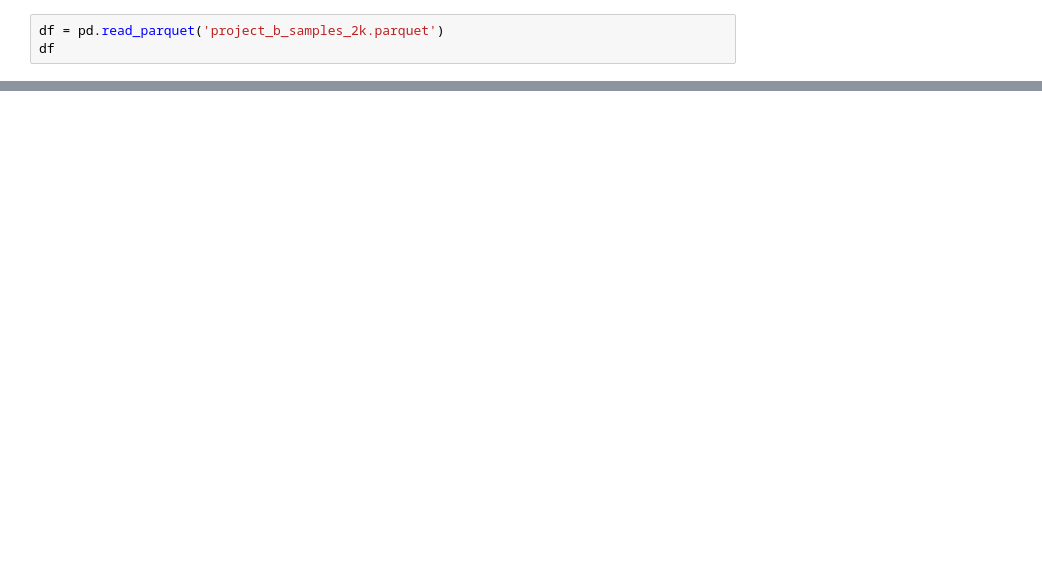
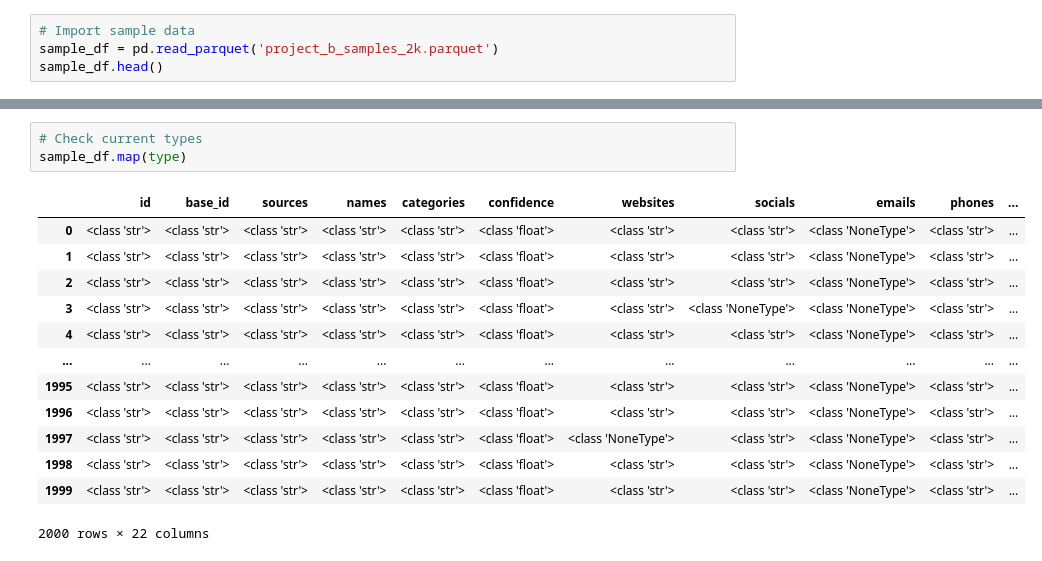
Before and after one commit to project-terraforma/Places-Attribute-Conflation, a Jupyter notebook: analysis.ipynb, the cells around one changed output, grey strips where cells are left out. Cells and saved outputs as stored; diff of their text form; blank space fills up the shorter version.

```diff
--- a/analysis.ipynb
+++ b/analysis.ipynb
@@ -3,6 +6,7 @@ import pandas as pd
 # %%
-df = pd.read_parquet('project_b_samples_2k.parquet')
-df
+# Import sample data
+sample_df = pd.read_parquet('project_b_samples_2k.parquet')
+sample_df.head()
 # %% [output]
 |  | id | base_id | sources | names | categories | confidence | websites | socials | emails | phones | ... |
 | 0 | 08f44f055a9a016e0390f050aa3c93c0 | 1688849865669487 | [{"property":"","dataset":"meta",... | {"primary":"Goin' Postal Jacksonv... | {"primary":"shipping_center","alt... | 0.996261 | ["http://www.goinpostaljacksonvil... | ["https://www.facebook.com/463273... | None | ["+19049989600"] | ... |
@@ -19,0 +94,17 @@ df
+# %%
+# Check current types
+sample_df.map(type)
+# %% [output]
+|  | id | base_id | sources | names | categories | confidence | websites | socials | emails | phones | ... |
+| 0 | <class 'str'> | <class 'str'> | <class 'str'> | <class 'str'> | <class 'str'> | <class 'float'> | <class 'str'> | <class 'str'> | <class 'NoneType'> | <class 'str'> | ... |
+| 1 | <class 'str'> | <class 'str'> | <class 'str'> | <class 'str'> | <class 'str'> | <class 'float'> | <class 'str'> | <class 'str'> | <class 'NoneType'> | <class 'str'> | ... |
+| 2 | <class 'str'> | <class 'str'> | <class 'str'> | <class 'str'> | <class 'str'> | <class 'float'> | <class 'str'> | <class 'str'> | <class 'NoneType'> | <class 'str'> | ... |
+| 3 | <class 'str'> | <class 'str'> | <class 'str'> | <class 'str'> | <class 'str'> | <class 'float'> | <class 'str'> | <class 'NoneType'> | <class 'NoneType'> | <class 'str'> | ... |
+| 4 | <class 'str'> | <class 'str'> | <class 'str'> | <class 'str'> | <class 'str'> | <class 'float'> | <class 'str'> | <class 'str'> | <class 'NoneType'> | <class 'str'> | ... |
+| ... | ... | ... | ... | ... | ... | ... | ... | ... | ... | ... | ... |
+| 1995 | <class 'str'> | <class 'str'> | <class 'str'> | <class 'str'> | <class 'str'> | <class 'float'> | <class 'str'> | <class 'str'> | <class 'NoneType'> | <class 'str'> | ... |
+| 1996 | <class 'str'> | <class 'str'> | <class 'str'> | <class 'str'> | <class 'str'> | <class 'float'> | <class 'str'> | <class 'str'> | <class 'NoneType'> | <class 'str'> | ... |
+| 1997 | <class 'str'> | <class 'str'> | <class 'str'> | <class 'str'> | <class 'str'> | <class 'float'> | <class 'NoneType'> | <class 'str'> | <class 'NoneType'> | <class 'str'> | ... |
+| 1998 | <class 'str'> | <class 'str'> | <class 'str'> | <class 'str'> | <class 'str'> | <class 'float'> | <class 'str'> | <class 'str'> | <class 'NoneType'> | <class 'str'> | ... |
+| 1999 | <class 'str'> | <class 'str'> | <class 'str'> | <class 'str'> | <class 'str'> | <class 'float'> | <class 'str'> | <class 'str'> | <class 'NoneType'> | <class 'str'> | ... |
+2000 rows × 22 columns
```
Also changed, not shown: parts of 6 cells of this notebook, 1 other file.
